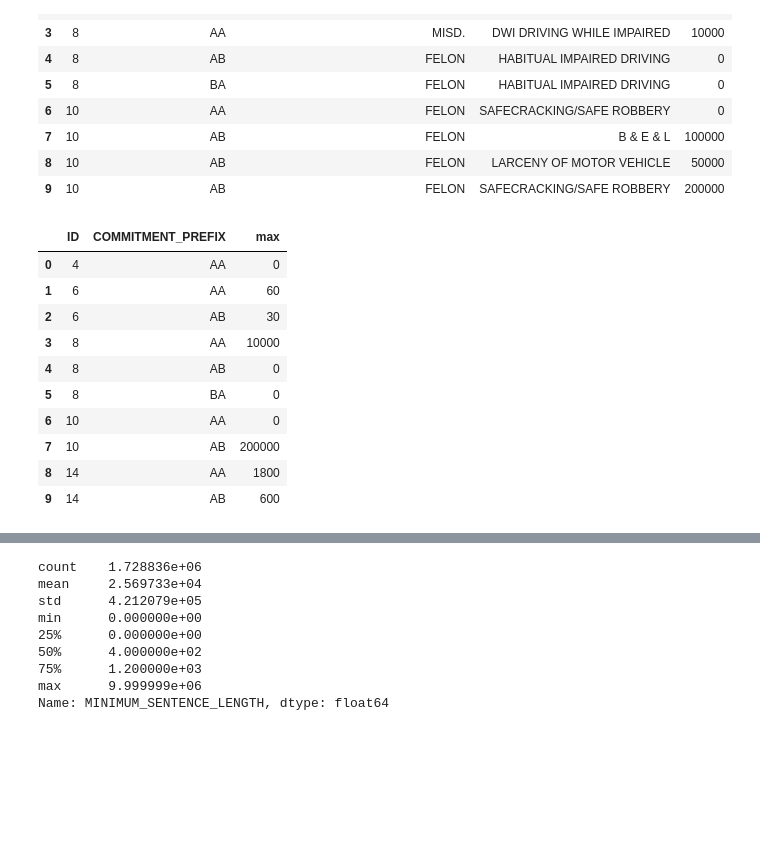
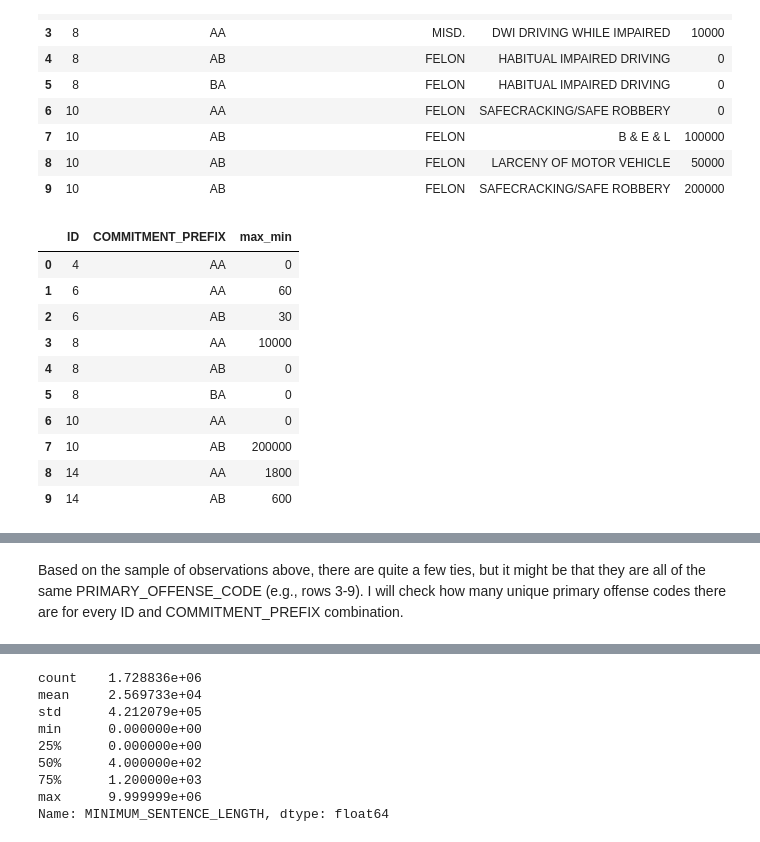
Before and after one commit to christi-liongson/covid_decarceration, a Jupyter notebook: files/build_dataset.ipynb, the cells around one changed output, grey strips where cells are left out. Saved outputs shown, nothing was run; the diff lists cells and outputs as text; code cells hidden in the pictures; blank space fills up the shorter version.

Commit message:
Added some code to filter dataset B

```diff
--- a/files/build_dataset.ipynb
+++ b/files/build_dataset.ipynb
@@ -294,10 +301,10 @@ check_minsentence.head(10)
 | 8 | 10 | AB | FELON | LARCENY OF MOTOR VEHICLE | 50000 |
 | 9 | 10 | AB | FELON | SAFECRACKING/SAFE ROBBERY | 200000 |
 # %%
-min_sentence = pd.DataFrame(dataset_B.groupby(['ID', 'COMMITMENT_PREFIX'])['MINIMUM_SENTENCE_LENGTH'].max().reset_index(name='max'))
+min_sentence = pd.DataFrame(dataset_B.groupby(['ID', 'COMMITMENT_PREFIX'])['MINIMUM_SENTENCE_LENGTH'].max().reset_index(name='max_min'))
 min_sentence.head(10)
 # %% [output]
-|  | ID | COMMITMENT_PREFIX | max |
+|  | ID | COMMITMENT_PREFIX | max_min |
 | 0 | 4 | AA | 0 |
 | 1 | 6 | AA | 60 |
 | 2 | 6 | AB | 30 |
@@ -326,3 +333,5 @@ filtered_B.head(10)
 | 7 | 6 | AB | 5 | WORTHLESS CHECK | MISD. | ... |
 | 8 | 6 | AB | 6 | WORTHLESS CHECK | MISD. | ... |
 | 9 | 6 | AB | 7 | WORTHLESS CHECK | MISD. | ... |
+# %% [markdown]
+Based on the sample of observations above, there are quite a few ties, but it might be that they are all of the same PRIMARY_OFFENSE_CODE (e.g., rows 3-9). I will check how many unique primary offense codes there are for every ID and COMMITMENT_PREFIX combination.
```
Also changed, not shown: parts of 26 cells of this notebook.
